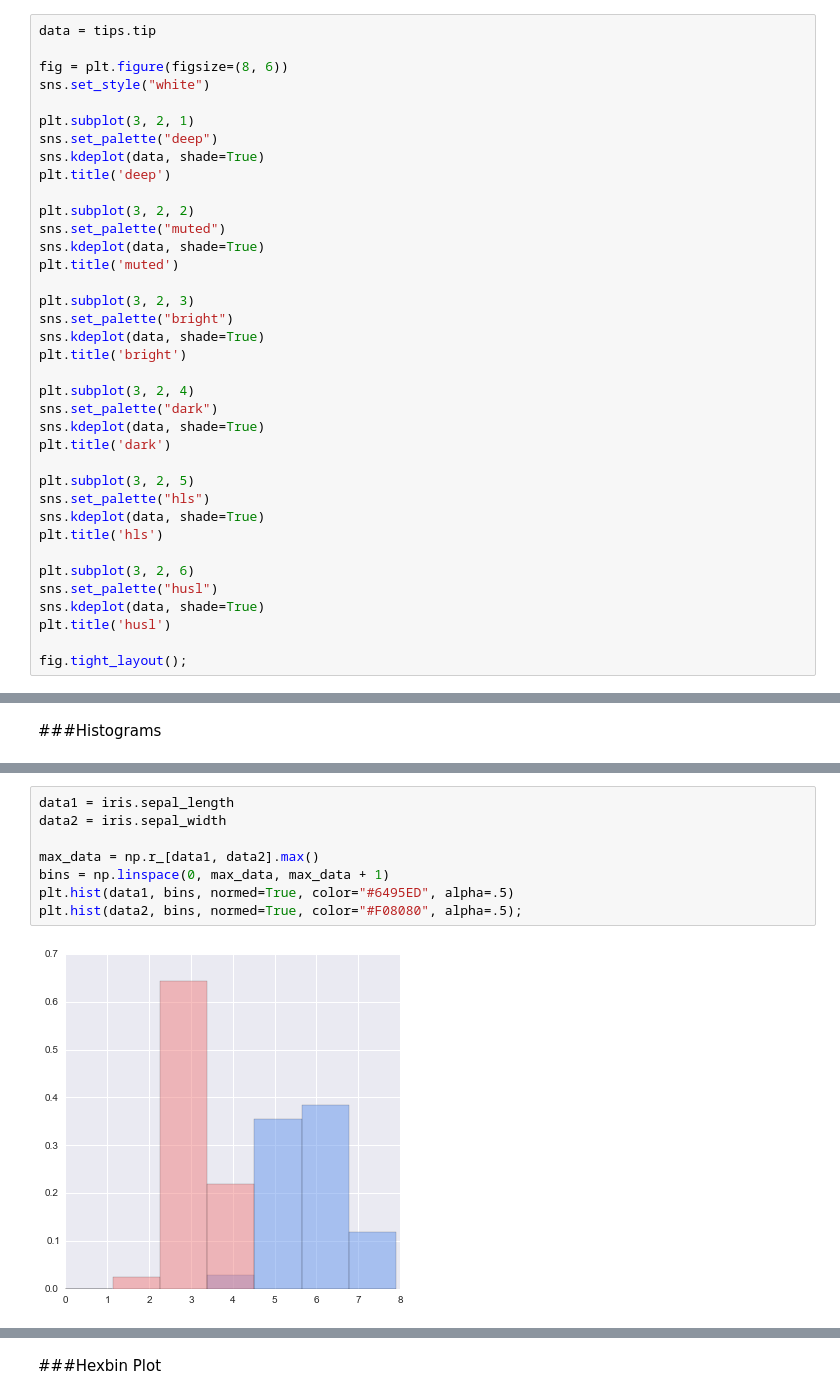
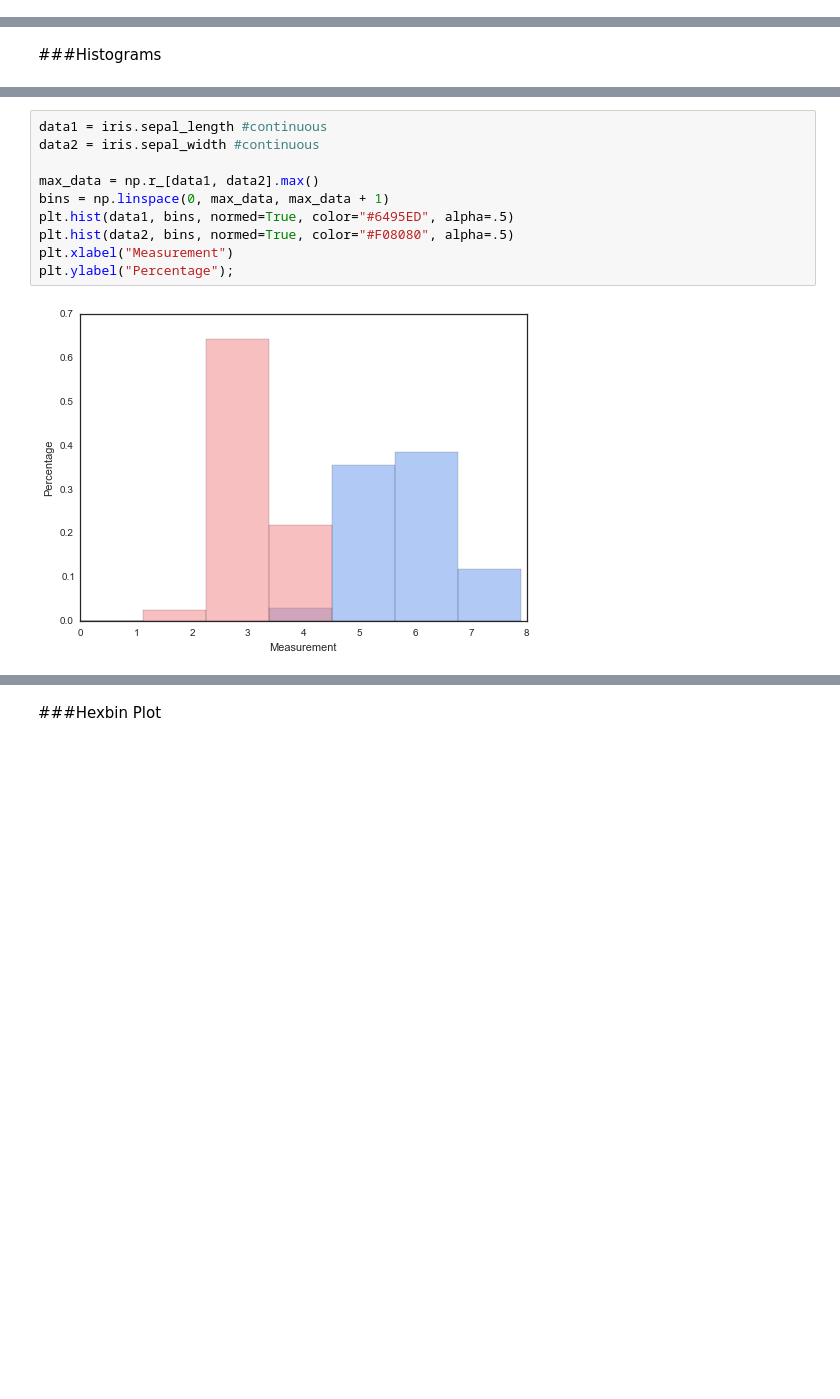
Before and after one commit to jthang/DataScienceLab, a Jupyter notebook: visualization.ipynb, the cells around one changed output, grey strips where cells are left out. Drawn from its saved outputs; the diff is of its cells as text; blank space fills up the shorter version.

```diff
--- a/visualization.ipynb
+++ b/visualization.ipynb
@@ -98,37 +66,0 @@ sns.set_palette("deep")
-# %%
-data = tips.tip
-
-fig = plt.figure(figsize=(8, 6))
-sns.set_style("white")
-
-plt.subplot(3, 2, 1)
-sns.set_palette("deep")
-sns.kdeplot(data, shade=True)
-plt.title('deep')
-
-plt.subplot(3, 2, 2)
-sns.set_palette("muted")
-sns.kdeplot(data, shade=True)
-plt.title('muted')
-
-plt.subplot(3, 2, 3)
-sns.set_palette("bright")
-sns.kdeplot(data, shade=True)
-plt.title('bright')
-
-plt.subplot(3, 2, 4)
-sns.set_palette("dark")
-sns.kdeplot(data, shade=True)
-plt.title('dark')
-
-plt.subplot(3, 2, 5)
-sns.set_palette("hls")
-sns.kdeplot(data, shade=True)
-plt.title('hls')
-
-plt.subplot(3, 2, 6)
-sns.set_palette("husl")
-sns.kdeplot(data, shade=True)
-plt.title('husl')
-
-fig.tight_layout();
@@ -144,11 +135,13 @@ plt.hist(tips.total_bill);
 # %%
-data1 = iris.sepal_length
-data2 = iris.sepal_width
+data1 = iris.sepal_length #continuous
+data2 = iris.sepal_width #continuous
 
 max_data = np.r_[data1, data2].max()
 bins = np.linspace(0, max_data, max_data + 1)
 plt.hist(data1, bins, normed=True, color="#6495ED", alpha=.5)
-plt.hist(data2, bins, normed=True, color="#F08080", alpha=.5);
+plt.hist(data2, bins, normed=True, color="#F08080", alpha=.5)
+plt.xlabel("Measurement")
+plt.ylabel("Percentage");
 # %% [output]
-[figure, old version]
+[figure, new version]
 # %%
```
Also changed, not shown: parts of 58 cells of this notebook.
